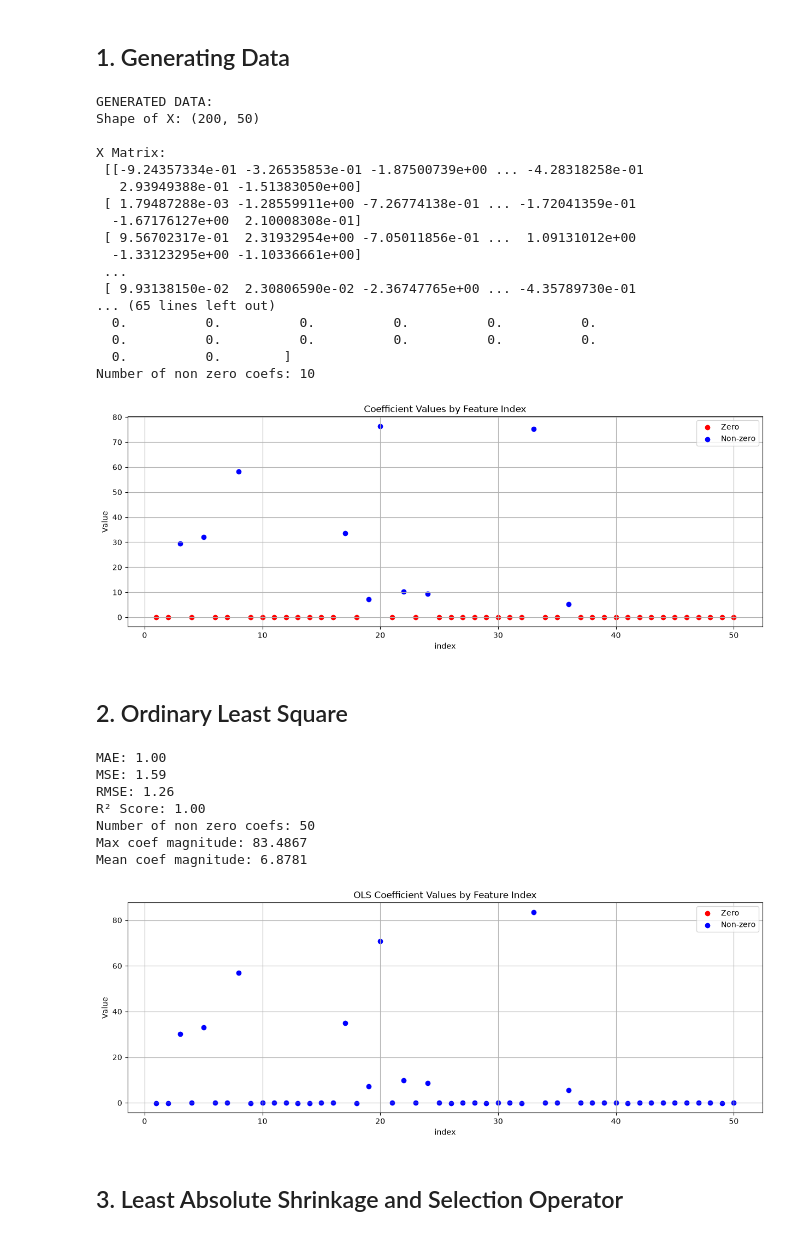
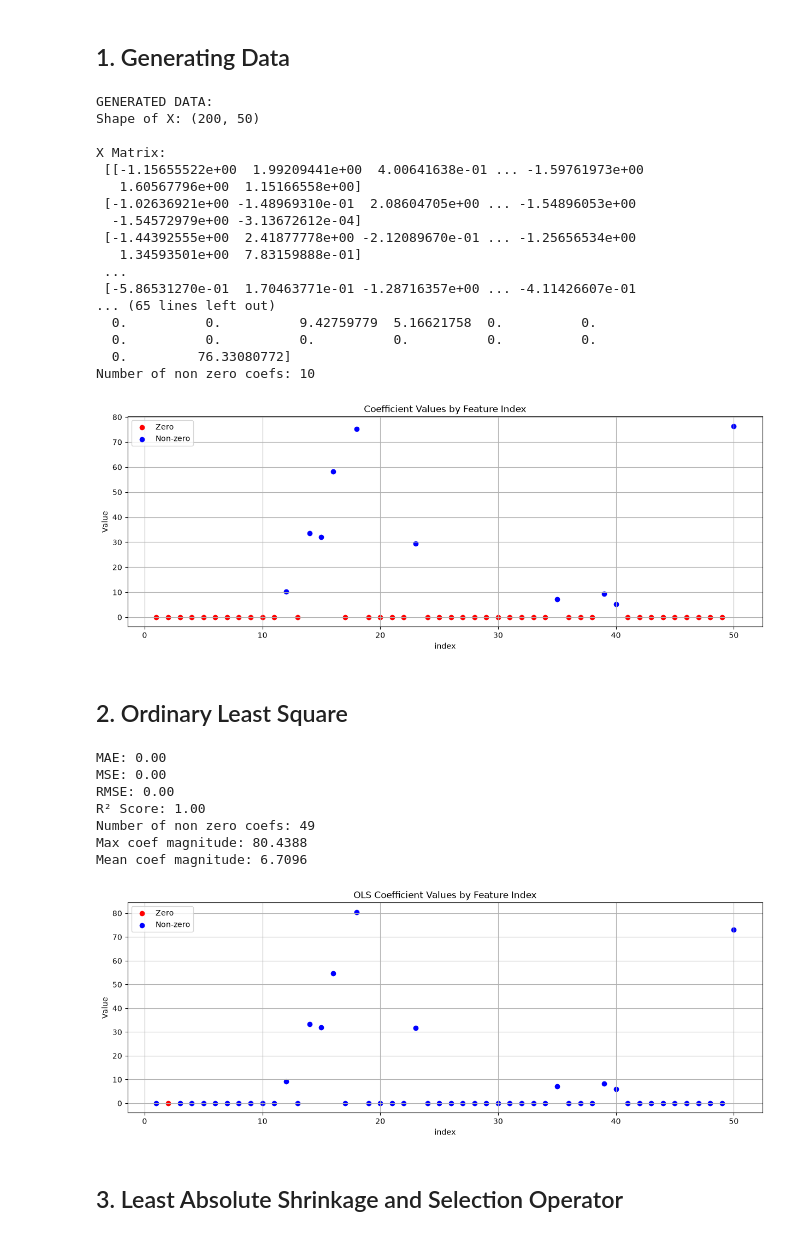
Before and after one commit to vinico-o/Regression-methods-comparison, a Jupyter notebook: classic_esparsity.ipynb, the cells around one changed output. Cells and saved outputs as stored; diff of their text form; code cells hidden in the pictures.

```diff
--- a/classic_esparsity.ipynb
+++ b/classic_esparsity.ipynb
@@ -29,46 +29,46 @@ warnings.filterwarnings('ignore')
 # %%
 X_train, X_test, y_train, y_test, coef = generate_data(
     n_samples=200,
     n_features=50,
     n_informative=10,
-    noise=1.0,
+    noise=0.0,
     effective_rank=None,
     tail_strength=0.5
 )
 
 coefficient_plot(coef)
 # %% [output]
 GENERATED DATA:
 Shape of X: (200, 50)
 
 X Matrix:
- [[-9.24357334e-01 -3.26535853e-01 -1.87500739e+00 ... -4.28318258e-01
-   2.93949388e-01 -1.51383050e+00]
- [ 1.79487288e-03 -1.28559911e+00 -7.26774138e-01 ... -1.72041359e-01
-  -1.67176127e+00  2.10008308e-01]
- [ 9.56702317e-01  2.31932954e+00 -7.05011856e-01 ...  1.09131012e+00
-  -1.33123295e+00 -1.10336661e+00]
+ [[-1.15655522e+00  1.99209441e+00  4.00641638e-01 ... -1.59761973e+00
+   1.60567796e+00  1.15166558e+00]
+ [-1.02636921e+00 -1.48969310e-01  2.08604705e+00 ... -1.54896053e+00
+  -1.54572979e+00 -3.13672612e-04]
+ [-1.44392555e+00  2.41877778e+00 -2.12089670e-01 ... -1.25656534e+00
+   1.34593501e+00  7.83159888e-01]
  ...
- [ 9.93138150e-02  2.30806590e-02 -2.36747765e+00 ... -4.35789730e-01
+ [-5.86531270e-01  1.70463771e-01 -1.28716357e+00 ... -4.11426607e-01
 ... (65 lines left out)
+  0.          0.          9.42759779  5.16621758  0.          0.
   0.          0.          0.          0.          0.          0.
-  0.          0.          0.          0.          0.          0.
-  0.          0.        ]
+  0.         76.33080772]
 Number of non zero coefs: 10
-[figure, old version]
+[figure, new version]
 # %% [markdown]
 ## 2. Ordinary Least Square
 # %%
 OLS_model = run_ols(X_train, X_test, y_train, y_test, compute_metrics, coefficient_plot)
 # %% [output]
-MAE: 1.00
-MSE: 1.59
-RMSE: 1.26
+MAE: 0.00
+MSE: 0.00
+RMSE: 0.00
 R² Score: 1.00
-Number of non zero coefs: 50
-Max coef magnitude: 83.4867
-Mean coef magnitude: 6.8781
+Number of non zero coefs: 49
+Max coef magnitude: 80.4388
+Mean coef magnitude: 6.7096
-[figure, old version]
+[figure, new version]
 # %% [markdown]
 ## 3. Least Absolute Shrinkage and Selection Operator
 # %%
```
Also changed, not shown: parts of 12 cells of this notebook, 5 other files.
